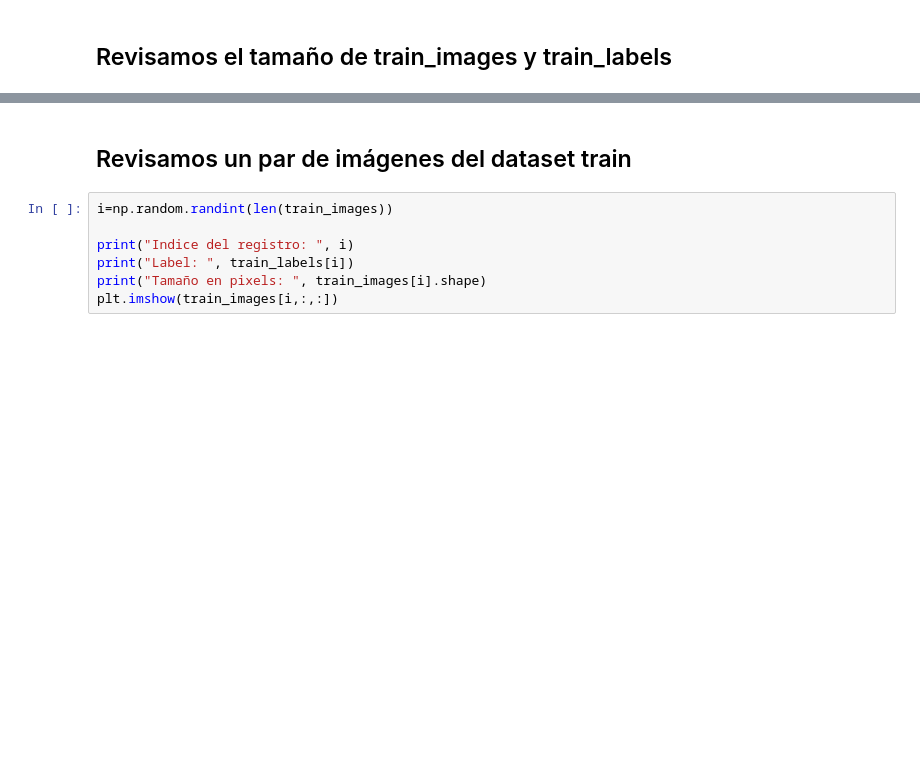
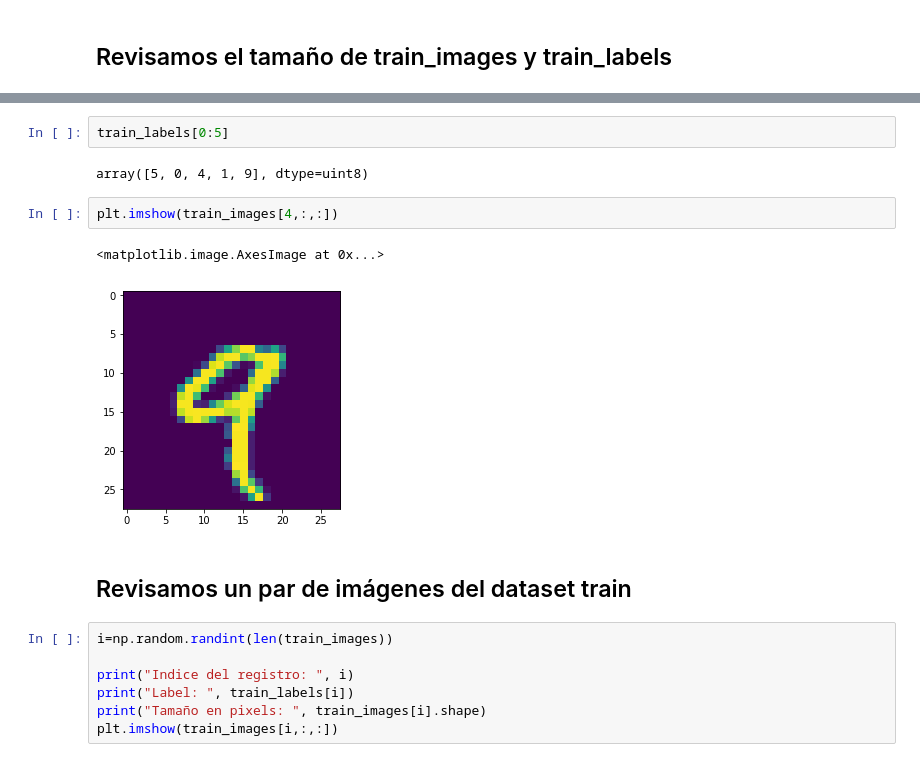
Before and after one commit to rpmunoz/taller_tensorflow_v2, a Jupyter notebook: talleres/dia_2/02 - mnist-with-keras-eager-and-tf-data.ipynb, the cells around one changed output, grey strips where cells are left out. Drawn from its saved outputs; the diff is of its cells as text; blank space fills up the shorter version.

```diff
--- a/talleres/dia_2/02 - mnist-with-keras-eager-and-tf-data.ipynb
+++ b/talleres/dia_2/02 - mnist-with-keras-eager-and-tf-data.ipynb
@@ -51,3 +69,12 @@ print("Dimensiones: ", train_labels.shape)
+# %%
+train_labels[0:5]
+# %% [output]
+array([5, 0, 4, 1, 9], dtype=uint8)
+# %%
+plt.imshow(train_images[4,:,:])
+# %% [output]
+<matplotlib.image.AxesImage at 0x...>
+[figure, added]
 # %% [markdown]
 ## Revisamos un par de imágenes del dataset train
 # %%
```
Also changed, not shown: parts of 23 cells of this notebook, 1 other file.
